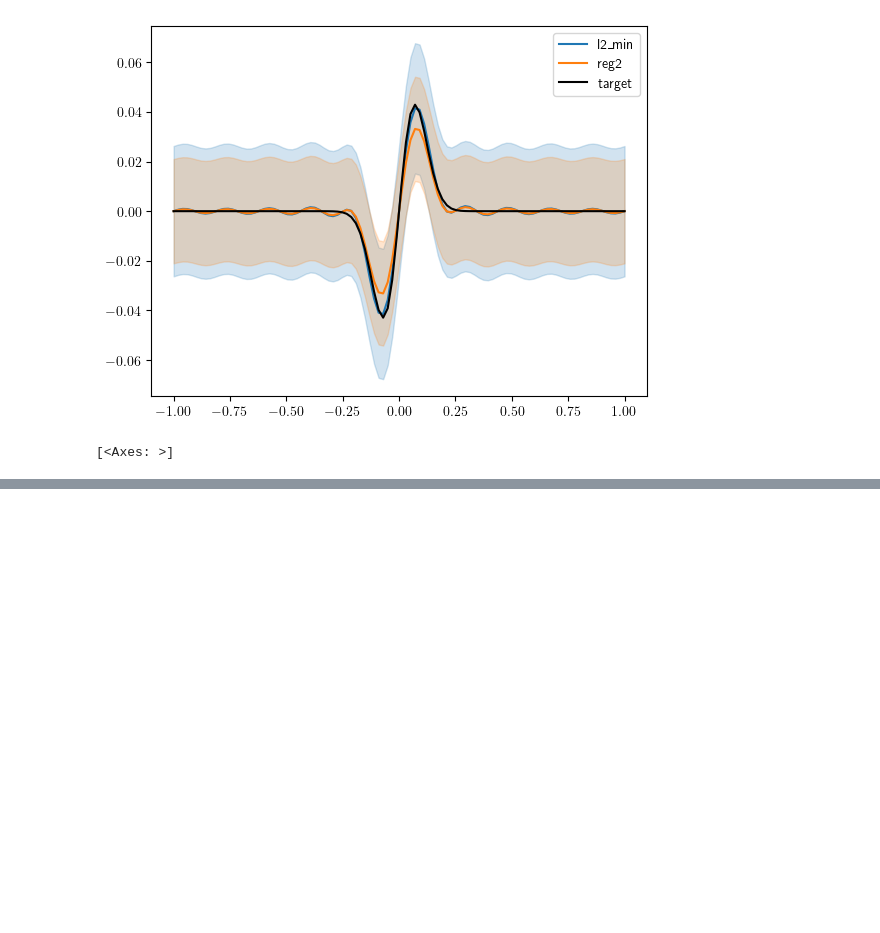
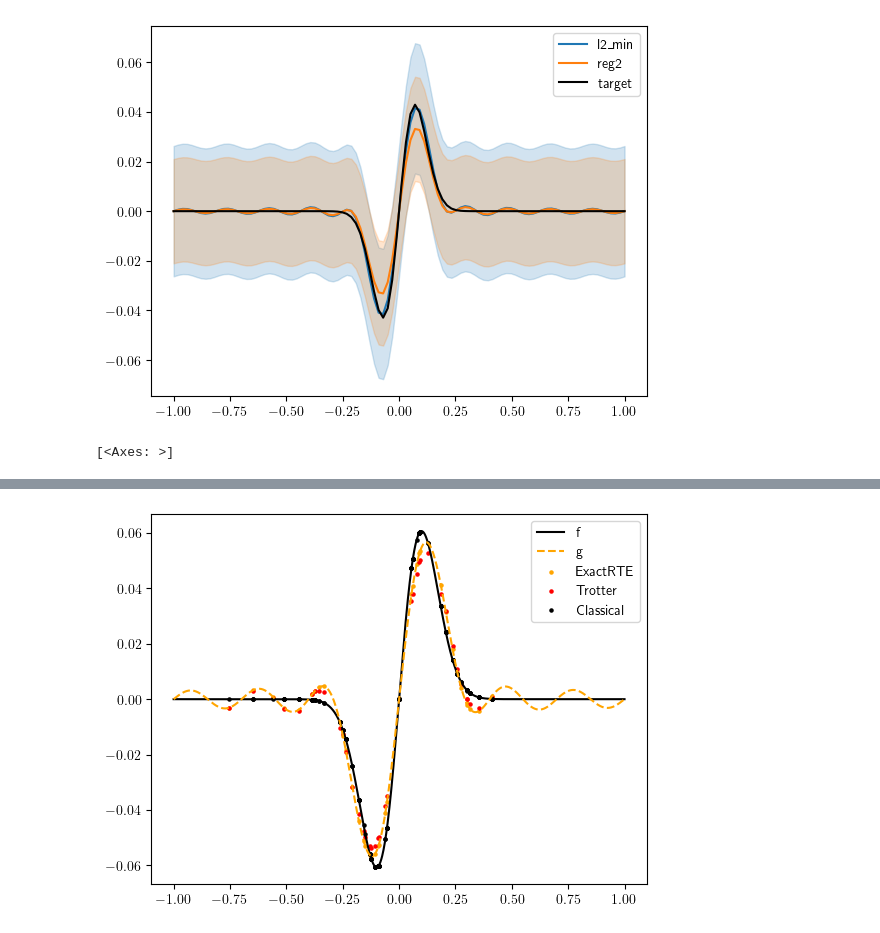
Before and after one commit to snow0369/ofex, a Jupyter notebook: tutorial/function_approximation.ipynb, the cells around one changed output, grey strips where cells are left out. Cells and saved outputs as stored; diff of their text form; code cells hidden in the pictures; blank space fills up the shorter version.

Commit message:
tutorial done for hamiltonian function approximation

```diff
--- a/tutorial/function_approximation.ipynb
+++ b/tutorial/function_approximation.ipynb
@@ -322,0 +351,19 @@ plot_functions({"l2_min": l2_min,
+# %%
+# Diagonalize the Hamiltonian
+ham_eigval, ham_eigvec = diagonalization(ham, n_qubits, sparse_eig=False)
+assert np.allclose(ham_eigval.imag, 0.0)
+ham_eigval = ham_eigval.real
+ham_eigspace = collect_degen_eigspace_hierarchy(ham_eigval, ham_eigvec)
+
+# Diagonalize the Hamiltonian function with the exact rte and trotter
+g_ham_eigval_quantum, g_ham_eigvec_quantum = np.linalg.eig(g_ham.toarray())
+g_ham_trotter_eigval, _ = np.linalg.eig(g_ham_trotter.toarray())
+
+# Classical calculation of eig function
+f_ham_eigval = sp.lambdify(x, f, "numpy")(ham_eigval)
+f_ham_eigval_dict = {ev: f_ev for ev, f_ev in zip(ham_eigval, f_ham_eigval)}
+
+g_ham_eigval_classical = sp.lambdify(x, g, "numpy")(ham_eigval)
+assert np.allclose(g_ham_eigval_classical.imag, 0.0)
+g_ham_eigval_classical = g_ham_eigval_classical.real
+g_ham_true_eigval_classical_dict = {ev: g_ev for ev, g_ev in zip(ham_eigval, g_ham_eigval_classical)}
@@ -322,0 +402,31 @@ plot_functions({"l2_min": l2_min,
+# %%
+# Plot
+expct_gham = np.array(expct_gham)
+expct_gham_trotter = np.array(expct_gham_trotter)
+assert np.allclose(expct_gham.imag, 0.0)
+assert np.allclose(expct_gham_trotter.imag, 0.0)
+expct_gham = expct_gham.real
+expct_gham_trotter = expct_gham_trotter.real
+
+x_points = np.linspace(-1.0, 1.0, 1000)
+y_points_f = sp.lambdify(x, f, "numpy")(x_points)
+y_points_g = sp.lambdify(x, g, "numpy")(x_points)
+assert np.allclose(y_points_f.imag, 0.0)
+assert np.allclose(y_points_g.imag, 0.0)
+y_points_f = y_points_f.real
+y_points_g = y_points_g.real
+
+plt.plot(x_points, y_points_f, label="f", color="black")
+plt.plot(x_points, y_points_g, label="g", color="orange", linestyle="dashed")
+
+plt.scatter(sorted_degen_eigval, expct_gham,
+            s=5.0, label="ExactRTE", color="orange")
+plt.scatter(sorted_degen_eigval, expct_gham_trotter,
+            s=5.0, label="Trotter", color="red")
+plt.scatter(list(f_ham_eigval_dict.keys()), list(f_ham_eigval_dict.values()),
+            s=5.0, label="Classical", color="black")
+# plt.scatter(list(g_ham_true_eigval_classical_dict.keys()), list(g_ham_true_eigval_classical_dict.values()), label="Classical_Approx")
+plt.legend()
+plt.show()
+# %% [output]
+[figure, added]
```
Also changed, not shown: parts of 6 cells of this notebook, 4 other files.
